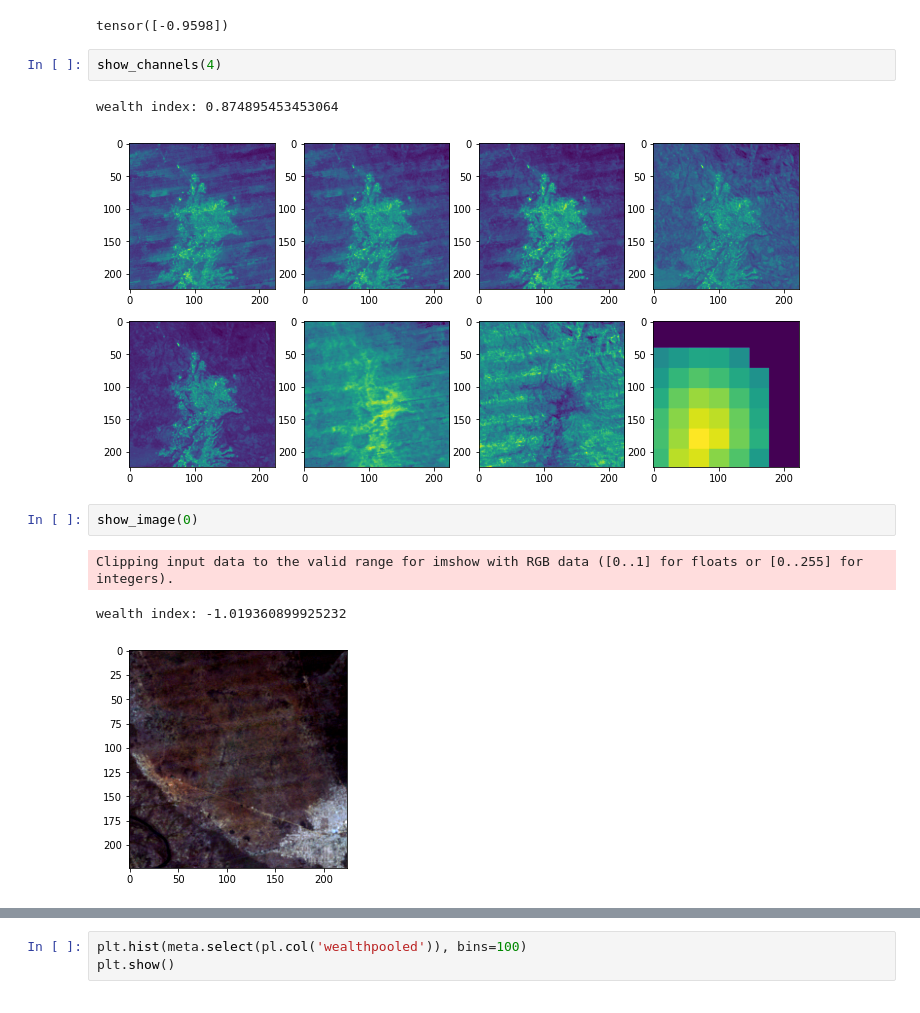
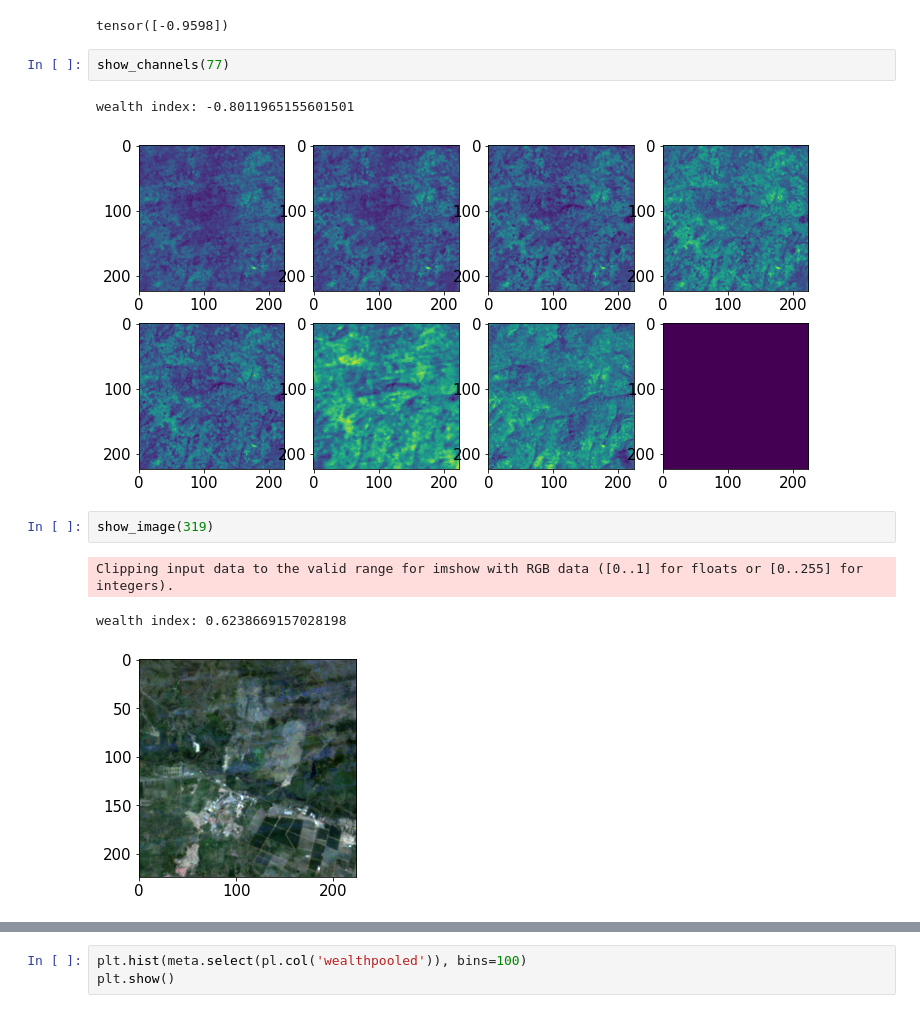
Before and after one commit to pnagasam/dsc180a_capstone_project, a Jupyter notebook: notebooks/EDA.ipynb, the cells around one changed output, grey strips where cells are left out. Drawn from its saved outputs; the diff is of its cells as text.

```diff
--- a/notebooks/EDA.ipynb
+++ b/notebooks/EDA.ipynb
@@ -71,16 +71,16 @@ train_data[0][1]
 # %% [output]
 tensor([-0.9598])
 # %%
-show_channels(4)
+show_channels(77)
 # %% [output]
-wealth index: 0.874895453453064
+wealth index: -0.8011965155601501
-[figure, old version]
+[figure, new version]
 # %%
-show_image(0)
+show_image(319)
 # %% [output]
 Clipping input data to the valid range for imshow with RGB data ([0..1] for floats or [0..255] for integers).
-wealth index: -1.019360899925232
+wealth index: 0.6238669157028198
-[figure, old version]
+[figure, new version]
 # %%
 incountry_folds
 # %% [output]
```
Also changed, not shown: parts of 5 cells of this notebook, 7 other files.
